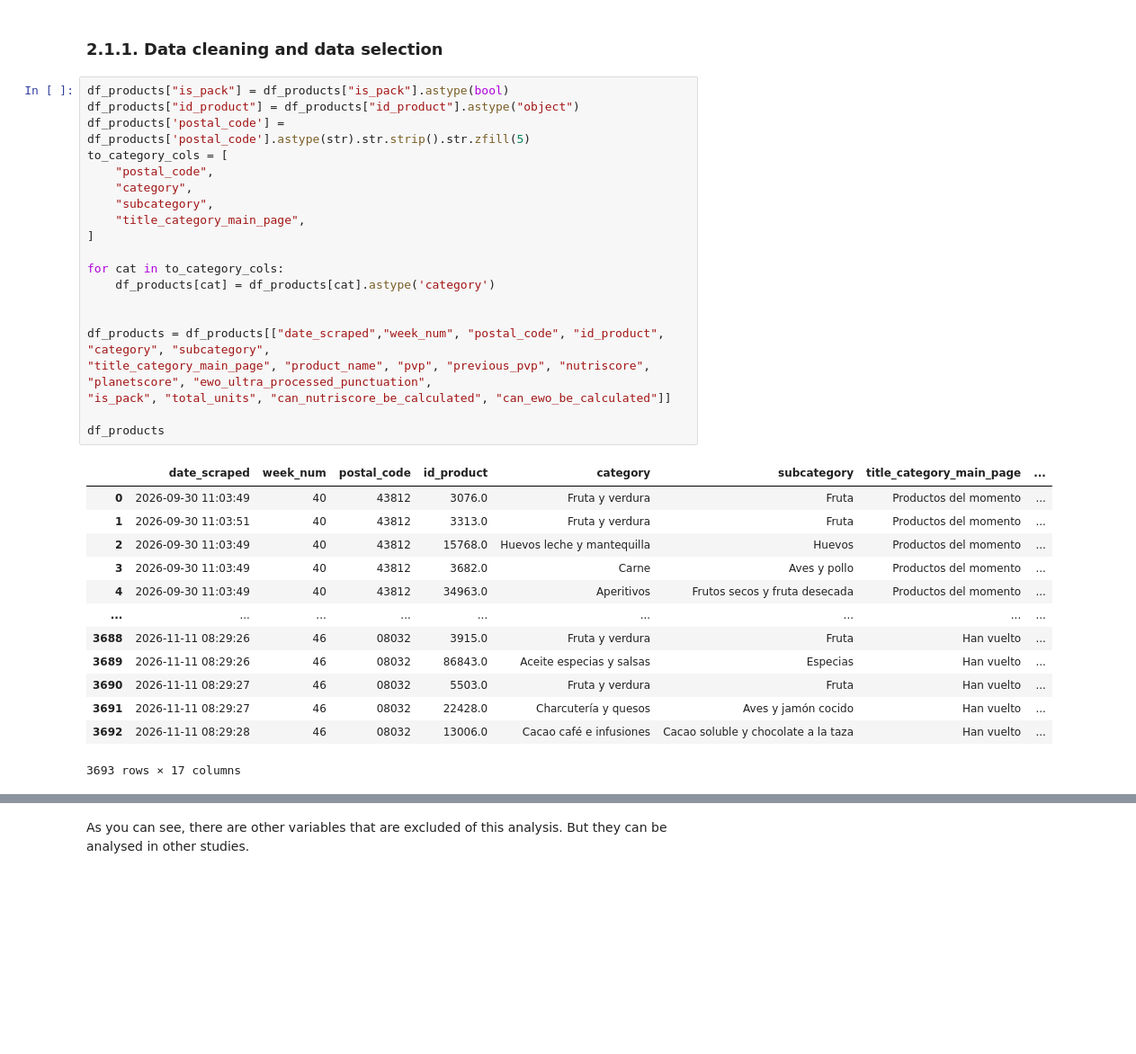
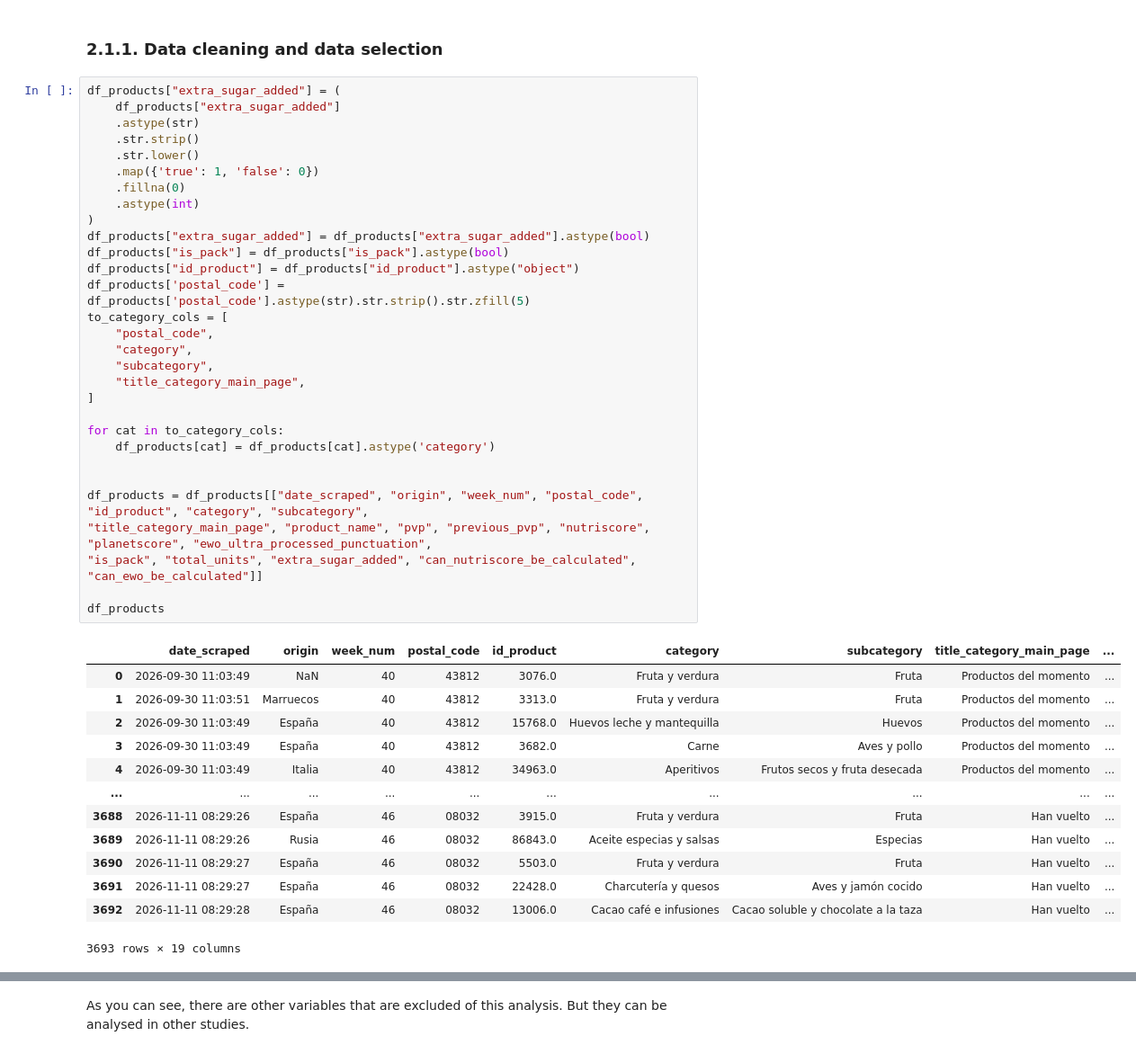
Before and after one commit to cescFT/TFM-fferretar-code, a Jupyter notebook: data-analysis/TFM-fferretar-data-analysis.ipynb, the cells around one changed output, grey strips where cells are left out. Shown at 90% size. Drawn from its saved outputs; the diff is of its cells as text; blank space fills up the shorter version.

```diff
--- a/data-analysis/TFM-fferretar-data-analysis.ipynb
+++ b/data-analysis/TFM-fferretar-data-analysis.ipynb
@@ -517,39 +522,49 @@ TODO: REVISAR VALORS ABANS DE TANCAR L'ANÀLISI EN L'ÚLTIMA SETMANA :)
 # %% [markdown]
 ### 2.1.1. Data cleaning and data selection
 # %%
+df_products["extra_sugar_added"] = (
+    df_products["extra_sugar_added"]
+    .astype(str)
+    .str.strip()
+    .str.lower()
+    .map({'true': 1, 'false': 0})
+    .fillna(0)
+    .astype(int)
+)
+df_products["extra_sugar_added"] = df_products["extra_sugar_added"].astype(bool)
 df_products["is_pack"] = df_products["is_pack"].astype(bool)
 df_products["id_product"] = df_products["id_product"].astype("object")
 df_products['postal_code'] = df_products['postal_code'].astype(str).str.strip().str.zfill(5)
 to_category_cols = [
     "postal_code",
     "category",
     "subcategory",
     "title_category_main_page",
 ]
 
 for cat in to_category_cols:
     df_products[cat] = df_products[cat].astype('category')
 
 
-df_products = df_products[["date_scraped","week_num", "postal_code", "id_product", "category", "subcategory",
+df_products = df_products[["date_scraped", "origin", "week_num", "postal_code", "id_product", "category", "subcategory",
 "title_category_main_page", "product_name", "pvp", "previous_pvp", "nutriscore", "planetscore", "ewo_ultra_processed_punctuation",
-"is_pack", "total_units", "can_nutriscore_be_calculated", "can_ewo_be_calculated"]]
+"is_pack", "total_units", "extra_sugar_added", "can_nutriscore_be_calculated", "can_ewo_be_calculated"]]
 
 df_products
 # %% [output]
-|  | date_scraped | week_num | postal_code | id_product | category | subcategory | title_category_main_page | ... |
-| 0 | 2026-09-30 11:03:49 | 40 | 43812 | 3076.0 | Fruta y verdura | Fruta | Productos del momento | ... |
-| 1 | 2026-09-30 11:03:51 | 40 | 43812 | 3313.0 | Fruta y verdura | Fruta | Productos del momento | ... |
-| 2 | 2026-09-30 11:03:49 | 40 | 43812 | 15768.0 | Huevos leche y mantequilla | Huevos | Productos del momento | ... |
-| 3 | 2026-09-30 11:03:49 | 40 | 43812 | 3682.0 | Carne | Aves y pollo | Productos del momento | ... |
-| 4 | 2026-09-30 11:03:49 | 40 | 43812 | 34963.0 | Aperitivos | Frutos secos y fruta desecada | Productos del momento | ... |
-| ... | ... | ... | ... | ... | ... | ... | ... | ... |
-| 3688 | 2026-11-11 08:29:26 | 46 | 08032 | 3915.0 | Fruta y verdura | Fruta | Han vuelto | ... |
-| 3689 | 2026-11-11 08:29:26 | 46 | 08032 | 86843.0 | Aceite especias y salsas | Especias | Han vuelto | ... |
-| 3690 | 2026-11-11 08:29:27 | 46 | 08032 | 5503.0 | Fruta y verdura | Fruta | Han vuelto | ... |
-| 3691 | 2026-11-11 08:29:27 | 46 | 08032 | 22428.0 | Charcutería y quesos | Aves y jamón cocido | Han vuelto | ... |
-| 3692 | 2026-11-11 08:29:28 | 46 | 08032 | 13006.0 | Cacao café e infusiones | Cacao soluble y chocolate a la taza | Han vuelto | ... |
+|  | date_scraped | origin | week_num | postal_code | id_product | category | subcategory | title_category_main_page | ... |
+| 0 | 2026-09-30 11:03:49 | NaN | 40 | 43812 | 3076.0 | Fruta y verdura | Fruta | Productos del momento | ... |
+| 1 | 2026-09-30 11:03:51 | Marruecos | 40 | 43812 | 3313.0 | Fruta y verdura | Fruta | Productos del momento | ... |
+| 2 | 2026-09-30 11:03:49 | España | 40 | 43812 | 15768.0 | Huevos leche y mantequilla | Huevos | Productos del momento | ... |
+| 3 | 2026-09-30 11:03:49 | España | 40 | 43812 | 3682.0 | Carne | Aves y pollo | Productos del momento | ... |
+| 4 | 2026-09-30 11:03:49 | Italia | 40 | 43812 | 34963.0 | Aperitivos | Frutos secos y fruta desecada | Productos del momento | ... |
+| ... | ... | ... | ... | ... | ... | ... | ... | ... | ... |
+| 3688 | 2026-11-11 08:29:26 | España | 46 | 08032 | 3915.0 | Fruta y verdura | Fruta | Han vuelto | ... |
+| 3689 | 2026-11-11 08:29:26 | Rusia | 46 | 08032 | 86843.0 | Aceite especias y salsas | Especias | Han vuelto | ... |
+| 3690 | 2026-11-11 08:29:27 | España | 46 | 08032 | 5503.0 | Fruta y verdura | Fruta | Han vuelto | ... |
+| 3691 | 2026-11-11 08:29:27 | España | 46 | 08032 | 22428.0 | Charcutería y quesos | Aves y jamón cocido | Han vuelto | ... |
+| 3692 | 2026-11-11 08:29:28 | España | 46 | 08032 | 13006.0 | Cacao café e infusiones | Cacao soluble y chocolate a la taza | Han vuelto | ... |
-3693 rows × 17 columns
+3693 rows × 19 columns
 # %%
 df_products.info()
 # %% [output]
```
Also changed, not shown: parts of 22 cells of this notebook.
